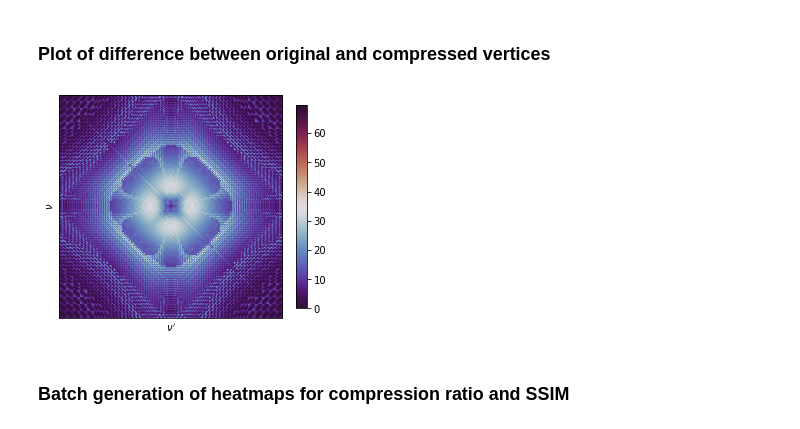
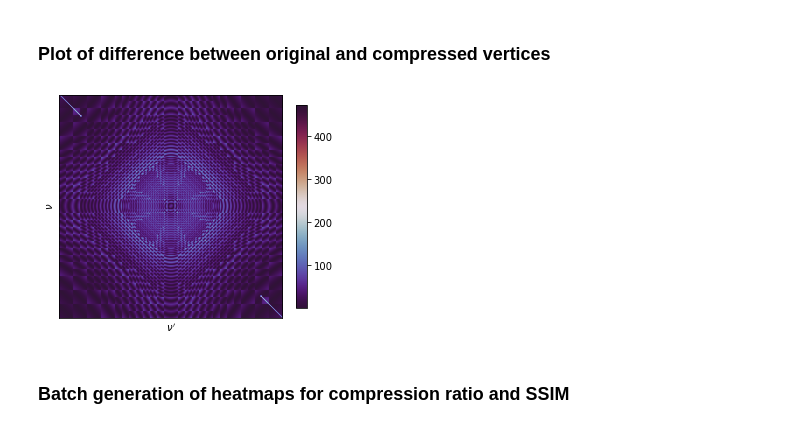
Before and after one commit to emoghadas/wavelets, a Jupyter notebook: wavesus.ipynb, the cells around one changed output. Drawn from its saved outputs; the diff is of its cells as text; code cells hidden in the pictures.

Commit message:
changed threshold method to >=

```diff
--- a/wavesus.ipynb
+++ b/wavesus.ipynb
@@ -73,11 +73,11 @@ for bidx, beta in enumerate(betas):
             thresh_s = np.quantile(np.abs(s_details), threshold_quantile)
 
             approx_c = np.copy(coeff_c_arr[:a,:a])
-            coeff_c_arr_rec = (np.abs(coeff_c_arr[:,:]) > thresh_c) * coeff_c_arr[:,:]
+            coeff_c_arr_rec = (np.abs(coeff_c_arr[:,:]) >= thresh_c) * coeff_c_arr[:,:]
             coeff_c_arr_rec[:a,:a] = np.copy(approx_c)
 
             approx_s = np.copy(coeff_s_arr[:a,:a])
-            coeff_s_arr_rec = (np.abs(coeff_s_arr[:,:]) > thresh_s) * coeff_s_arr[:,:]
+            coeff_s_arr_rec = (np.abs(coeff_s_arr[:,:]) >= thresh_s) * coeff_s_arr[:,:]
             coeff_s_arr_rec[:a,:a] = np.copy(approx_s)
 
             sp_rec_s = coo_matrix(coeff_s_arr_rec)
@@ -135,8 +135,9 @@ for bidx, beta in enumerate(betas):
 # %% [markdown]
 ### Plot of original susceptibility
 # %%
+beta=1000
 fig, ax = plt.subplots(figsize=(5,5))
-chi_spin = al.chi_s(u, 1000, u/2, niwf).real
+chi_spin = al.chi_s(u, beta, u/2, niwf).real
 im = ax.imshow(chi_spin, cmap="twilight_shifted")
 fig.colorbar(im, ax=ax, shrink=0.75)
 
@@ -178,25 +179,25 @@ plt.savefig(f'graphics/compr_rec_beta{beta}_l{level}_th{int(threshold*100)}.pdf'
 ### Plot of difference between original and compressed vertices
 # %%
 beta = 1000
-level = 8
-threshold = 0.95
+level = levels[-1]
+threshold = 0.99
 
 fig, ax = plt.subplots(figsize=(5,5))
 pltdata = data[(data['beta'] == beta) & (data['level'] == level) & (data['threshold_quantile'] == threshold)]['reconstruction_spin'].values[0]
 im = ax.imshow(np.abs(pltdata-chi_spin), cmap="twilight_shifted")
 fig.colorbar(im, ax=ax, shrink=0.75)
 
 # remove ticks
 ax.set_xticks([])
 ax.set_yticks([])
 
 # set labels
 ax.set_xlabel(r"$\nu'$")
 ax.set_ylabel(r"$\nu$")
 
 plt.savefig(f'graphics/compr_rec_beta{beta}_l{level}_th{int(threshold*100)}_diff.pdf')
 # %% [output]
-[figure, old version]
+[figure, new version]
 # %% [markdown]
 ### Batch generation of heatmaps for compression ratio and SSIM
 # %%
```
Also changed, not shown: parts of 2 cells of this notebook, 17 other files.
